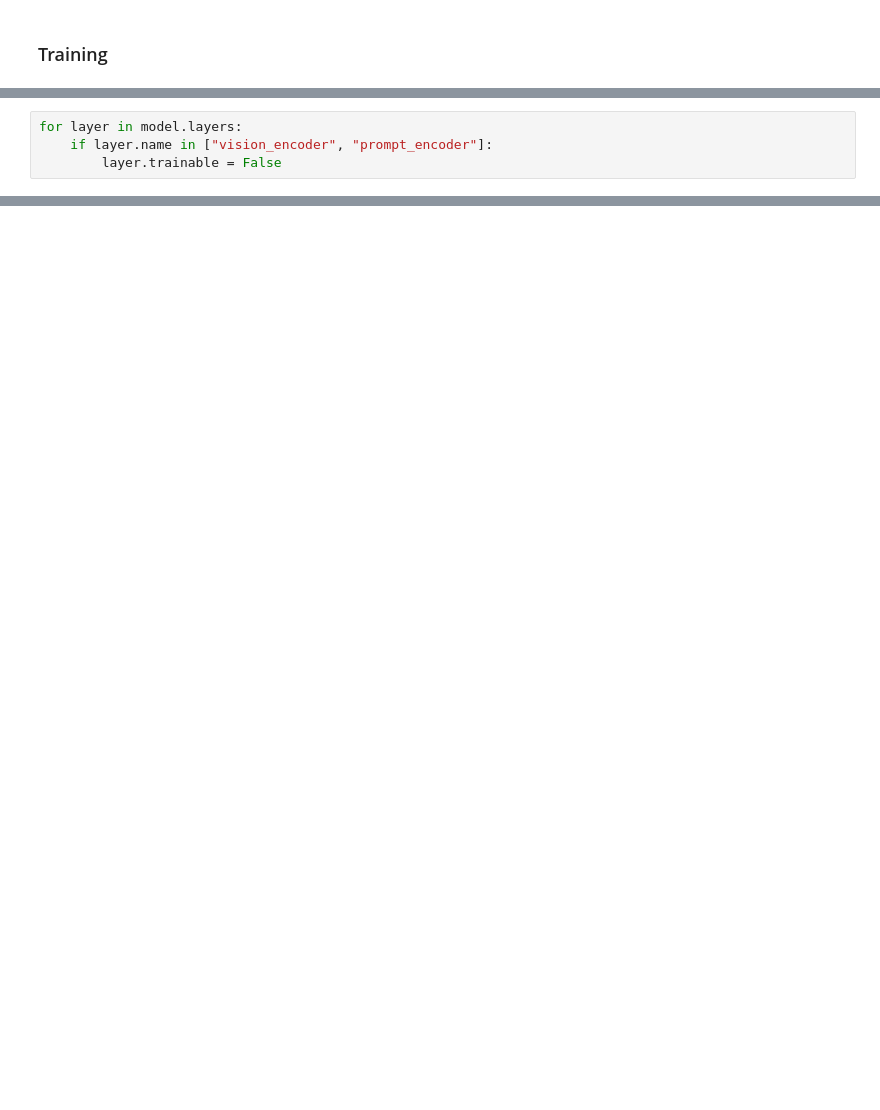
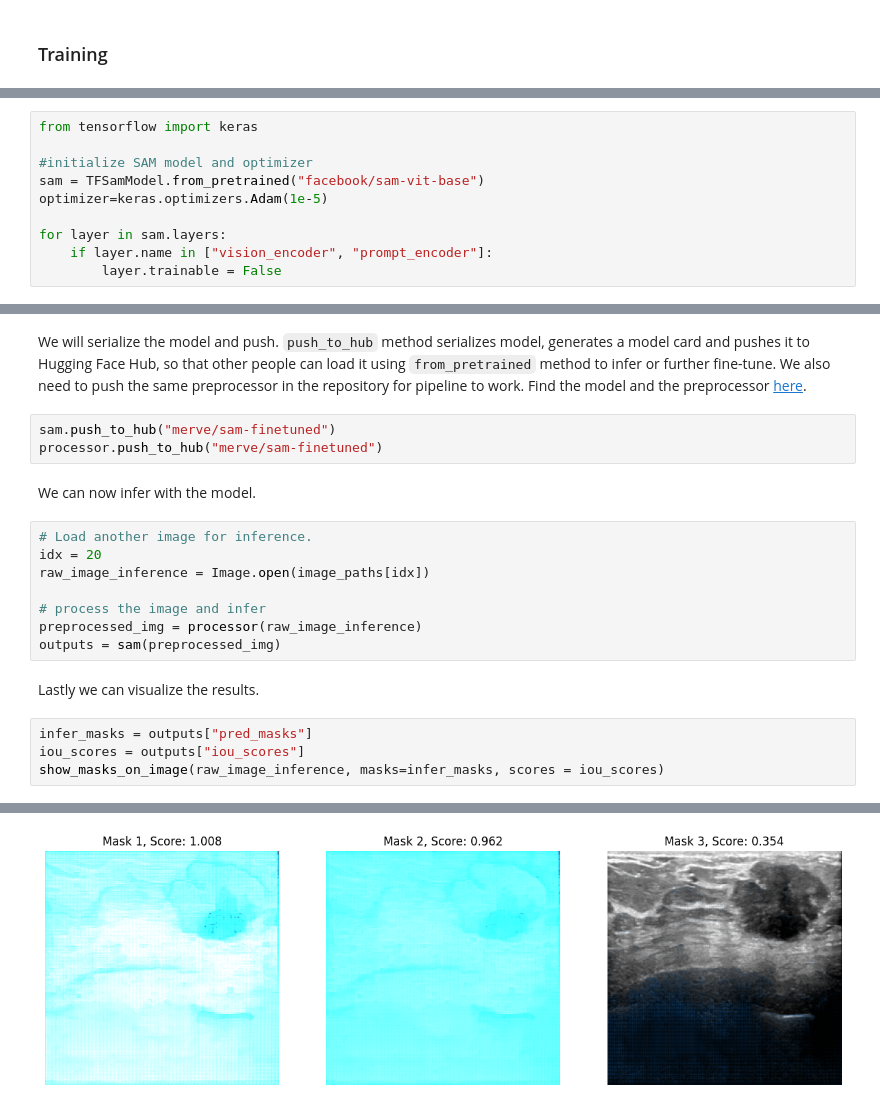
Before and after one commit to merveenoyan/example_notebooks, a Jupyter notebook: SAM.ipynb, the cells around one changed output, grey strips where cells are left out. Drawn from its saved outputs; the diff is of its cells as text; blank space fills up the shorter version.

```diff
--- a/SAM.ipynb
+++ b/SAM.ipynb
@@ -370,4 +418,10 @@ We first set the encoder parts (the image encoder and the prompt encoder) of our
 # %%
-for layer in model.layers:
+from tensorflow import keras
+
+#initialize SAM model and optimizer
+sam = TFSamModel.from_pretrained("facebook/sam-vit-base")
+optimizer=keras.optimizers.Adam(1e-5)
+
+for layer in sam.layers:
     if layer.name in ["vision_encoder", "prompt_encoder"]:
         layer.trainable = False
@@ -424,0 +471,22 @@ tuner.fit(train_ds)
+# %% [markdown]
+We will serialize the model and push. `push_to_hub` method serializes model, generates a model card and pushes it to Hugging Face Hub, so that other people can load it using `from_pretrained` method to infer or further fine-tune. We also need to push the same preprocessor in the repository for pipeline to work. Find the model and the preprocessor [here](https://huggingface.co/merve/sam-finetuned).
+# %%
+sam.push_to_hub("merve/sam-finetuned")
+processor.push_to_hub("merve/sam-finetuned")
+# %% [markdown]
+We can now infer with the model.
+# %%
+# Load another image for inference.
+idx = 20
+raw_image_inference = Image.open(image_paths[idx])
+
+# process the image and infer
+preprocessed_img = processor(raw_image_inference)
+outputs = sam(preprocessed_img)
+# %% [markdown]
+Lastly we can visualize the results.
+# %%
+infer_masks = outputs["pred_masks"]
+iou_scores = outputs["iou_scores"]
+show_masks_on_image(raw_image_inference, masks=infer_masks, scores = iou_scores)
+# %% [output]
@@ -424,0 +496 @@ tuner.fit(train_ds)
+[figure, added]
```
Also changed, not shown: parts of 16 cells of this notebook.
